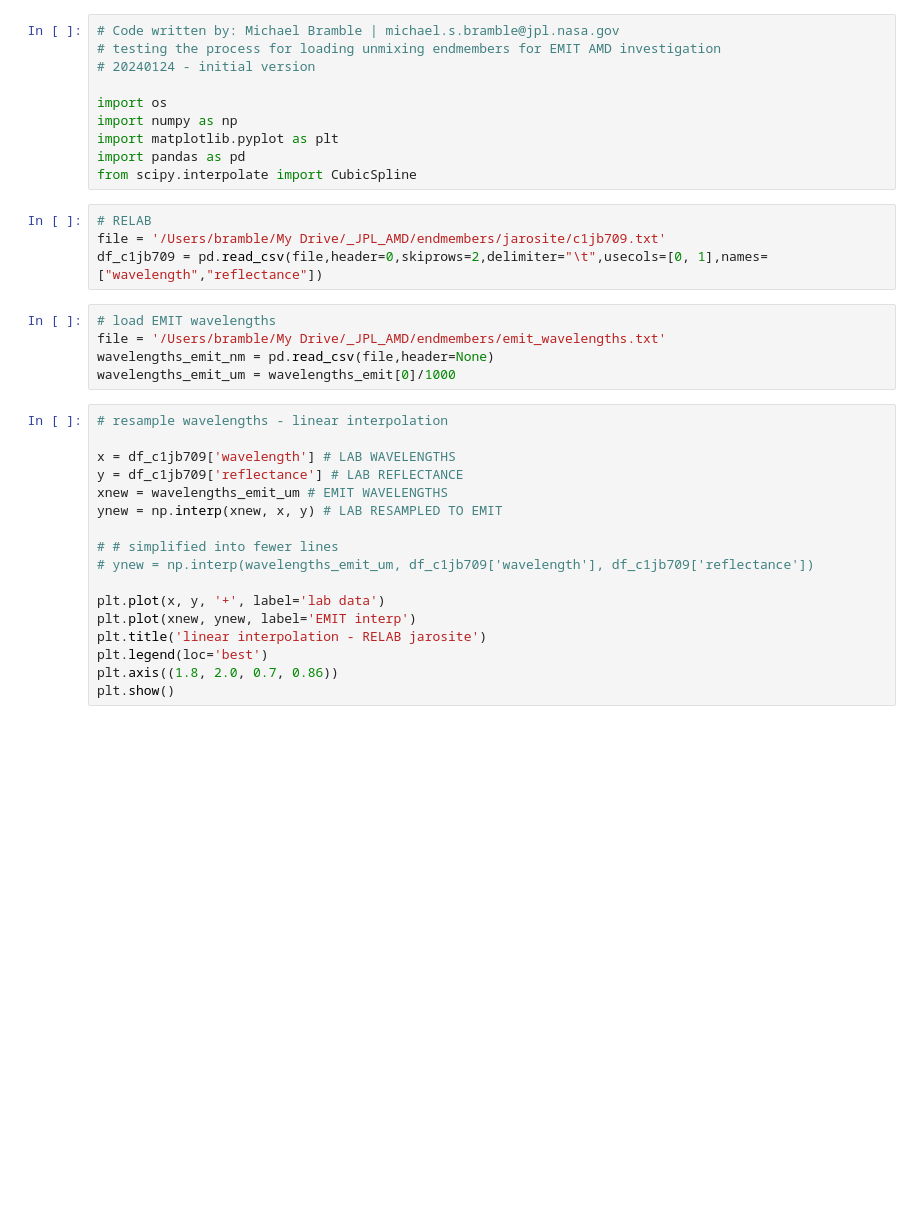
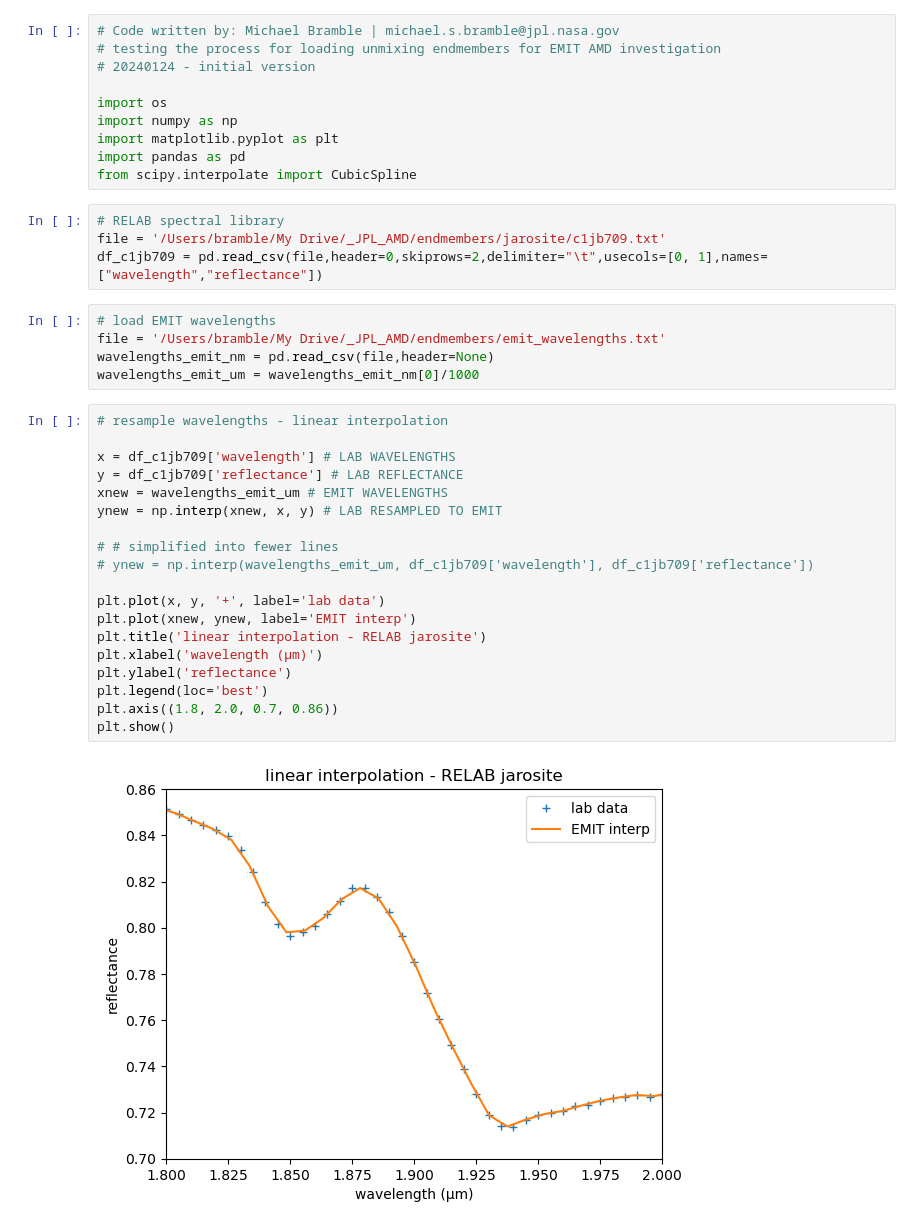
Before and after one commit to mikebramble/emit-spectral-unmixing, a Jupyter notebook: script_testing_load_endmembers.ipynb, the cells around one changed output. Drawn from its saved outputs; the diff is of its cells as text; blank space fills up the shorter version.

```diff
--- a/script_testing_load_endmembers.ipynb
+++ b/script_testing_load_endmembers.ipynb
@@ -9,31 +9,35 @@ import matplotlib.pyplot as plt
 import pandas as pd
 from scipy.interpolate import CubicSpline
 # %%
-# RELAB
+# RELAB spectral library
 file = '/Users/bramble/My Drive/_JPL_AMD/endmembers/jarosite/c1jb709.txt'
 df_c1jb709 = pd.read_csv(file,header=0,skiprows=2,delimiter="\t",usecols=[0, 1],names=["wavelength","reflectance"])
 # %%
 # load EMIT wavelengths
 file = '/Users/bramble/My Drive/_JPL_AMD/endmembers/emit_wavelengths.txt'
 wavelengths_emit_nm = pd.read_csv(file,header=None)
-wavelengths_emit_um = wavelengths_emit[0]/1000
+wavelengths_emit_um = wavelengths_emit_nm[0]/1000
 # %%
 # resample wavelengths - linear interpolation
 
 x = df_c1jb709['wavelength'] # LAB WAVELENGTHS
 y = df_c1jb709['reflectance'] # LAB REFLECTANCE
 xnew = wavelengths_emit_um # EMIT WAVELENGTHS
 ynew = np.interp(xnew, x, y) # LAB RESAMPLED TO EMIT
 
 # # simplified into fewer lines
 # ynew = np.interp(wavelengths_emit_um, df_c1jb709['wavelength'], df_c1jb709['reflectance'])
 
 plt.plot(x, y, '+', label='lab data')
 plt.plot(xnew, ynew, label='EMIT interp')
 plt.title('linear interpolation - RELAB jarosite')
+plt.xlabel('wavelength (µm)')
+plt.ylabel('reflectance')
 plt.legend(loc='best')
 plt.axis((1.8, 2.0, 0.7, 0.86))
 plt.show()
+# %% [output]
+[figure, added]
 # %%
 # resample wavelengths - cubic spline
 
```
Also changed, not shown: parts of 7 cells of this notebook, 2 other files.
